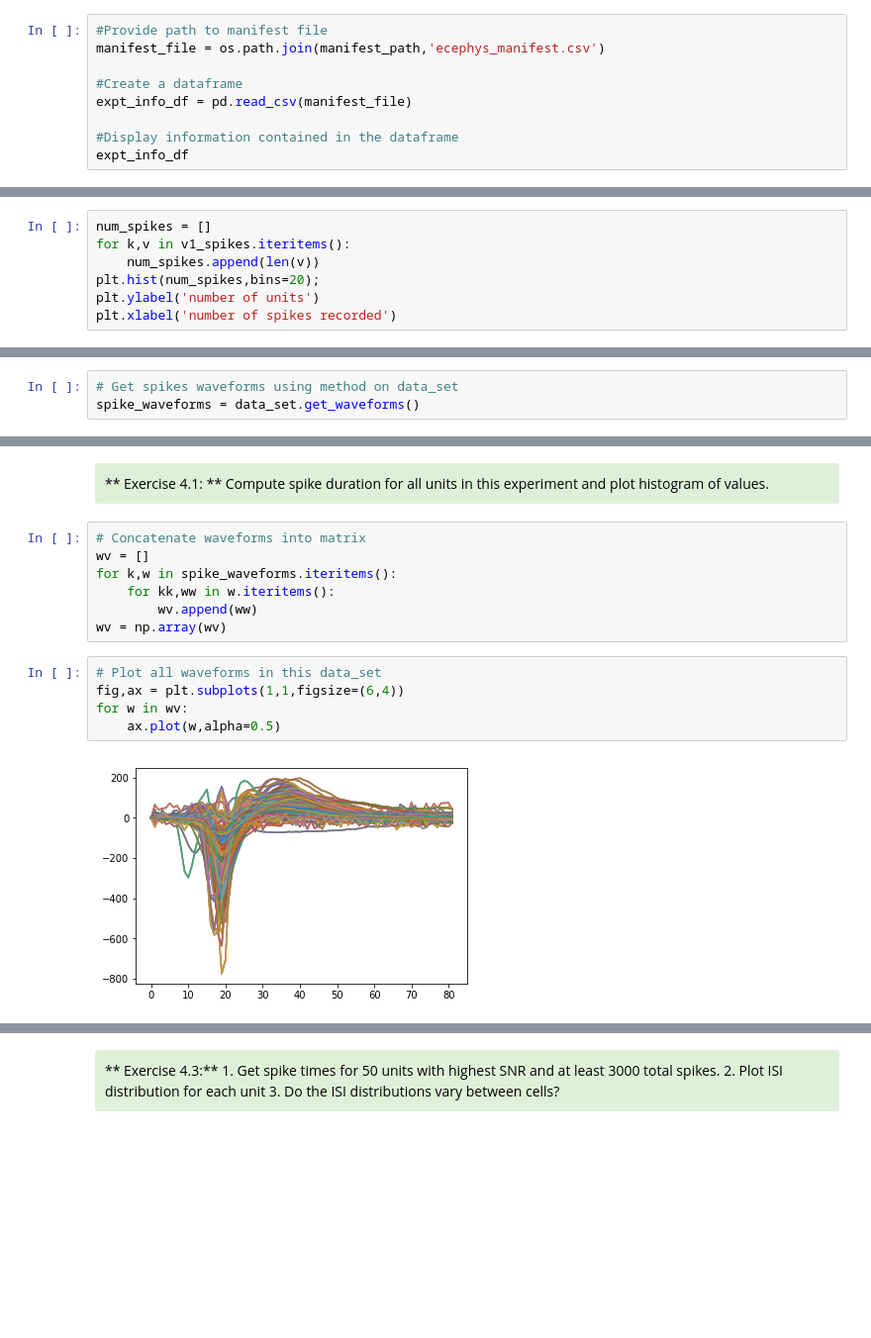
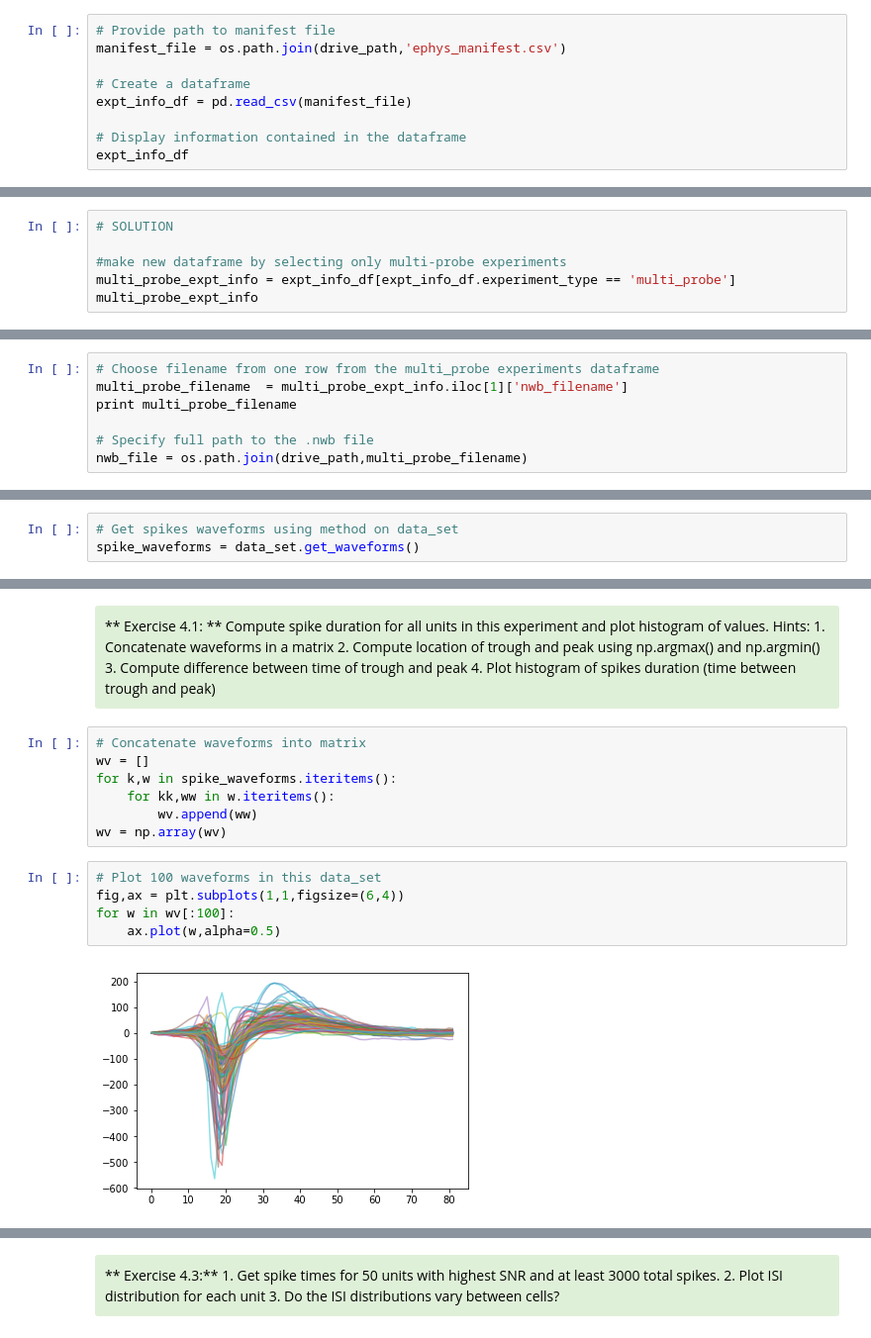
Before and after one commit to AllenInstitute/SWDB_2018, a Jupyter notebook: DynamicBrain/EphysObservatory.ipynb, the cells around one changed output, grey strips where cells are left out. Shown: that part at 99% size. Saved outputs shown, nothing was run; the diff lists cells and outputs as text; blank space fills up the shorter version.

Commit message:
Updated ephys notebook with solutions and formatting

```diff
--- a/DynamicBrain/EphysObservatory.ipynb
+++ b/DynamicBrain/EphysObservatory.ipynb
@@ -76,12 +81,12 @@ import matplotlib.pyplot as plt
 ** Visual stimuli:**
 * Passive visual stimulation using Brain Observatory - Visual Coding 1.1, 1.2 stimulus sets
 # %%
-#Provide path to manifest file
-manifest_file = os.path.join(manifest_path,'ecephys_manifest.csv')
+# Provide path to manifest file
+manifest_file = os.path.join(drive_path,'ephys_manifest.csv')
 
-#Create a dataframe
+# Create a dataframe
 expt_info_df = pd.read_csv(manifest_file)
 
-#Display information contained in the dataframe
+# Display information contained in the dataframe
 expt_info_df
 # %% [output]
@@ -114,3 +119,9 @@ Number of single-probe experiments: 5
 # %% [markdown]
 <div style="background: #DFF0D8; border-radius: 3px; padding: 10px;">
 **Task 1.1:** Make a dataframe for 'multi_probe' experiments.
+# %%
+# SOLUTION
+
+#make new dataframe by selecting only multi-probe experiments
+multi_probe_expt_info = expt_info_df[expt_info_df.experiment_type == 'multi_probe']
+multi_probe_expt_info
@@ -145,0 +153,7 @@ nwb_file = os.path.join(drive_path,'mouse387858.spikes.nwb')
+# %%
+# Choose filename from one row from the multi_probe experiments dataframe
+multi_probe_filename  = multi_probe_expt_info.iloc[1]['nwb_filename']
+print multi_probe_filename
+
+# Specify full path to the .nwb file
+nwb_file = os.path.join(drive_path,multi_probe_filename)
@@ -229,7 +178,0 @@ len(spikes)
-# %%
-num_spikes = []
-for k,v in v1_spikes.iteritems():
-    num_spikes.append(len(v))
-plt.hist(num_spikes,bins=20);
-plt.ylabel('number of units')
-plt.xlabel('number of spikes recorded')
@@ -896,6 +1164,11 @@ Text(0.5,0,u'ms')
 # %% [markdown]
 <div style="background: #DFF0D8; border-radius: 3px; padding: 10px;">
 ** Exercise 4.1: ** Compute spike duration for all units in this experiment and plot histogram of values.
+Hints:
+1. Concatenate waveforms in a matrix
+2. Compute location of trough and peak using np.argmax() and np.argmin()
+3. Compute difference between time of trough and peak
+4. Plot histogram of spikes duration (time between trough and peak)
 # %%
 # Concatenate waveforms into matrix
 wv = []
@@ -904,10 +1177,10 @@ for k,w in spike_waveforms.iteritems():
         wv.append(ww)
 wv = np.array(wv)
 # %%
-# Plot all waveforms in this data_set
+# Plot 100 waveforms in this data_set
 fig,ax = plt.subplots(1,1,figsize=(6,4))
-for w in wv:
+for w in wv[:100]:
     ax.plot(w,alpha=0.5)
 # %% [output]
-[figure, old version]
+[figure, new version]
 # %%
```
Also changed, not shown: parts of 205 cells of this notebook.
